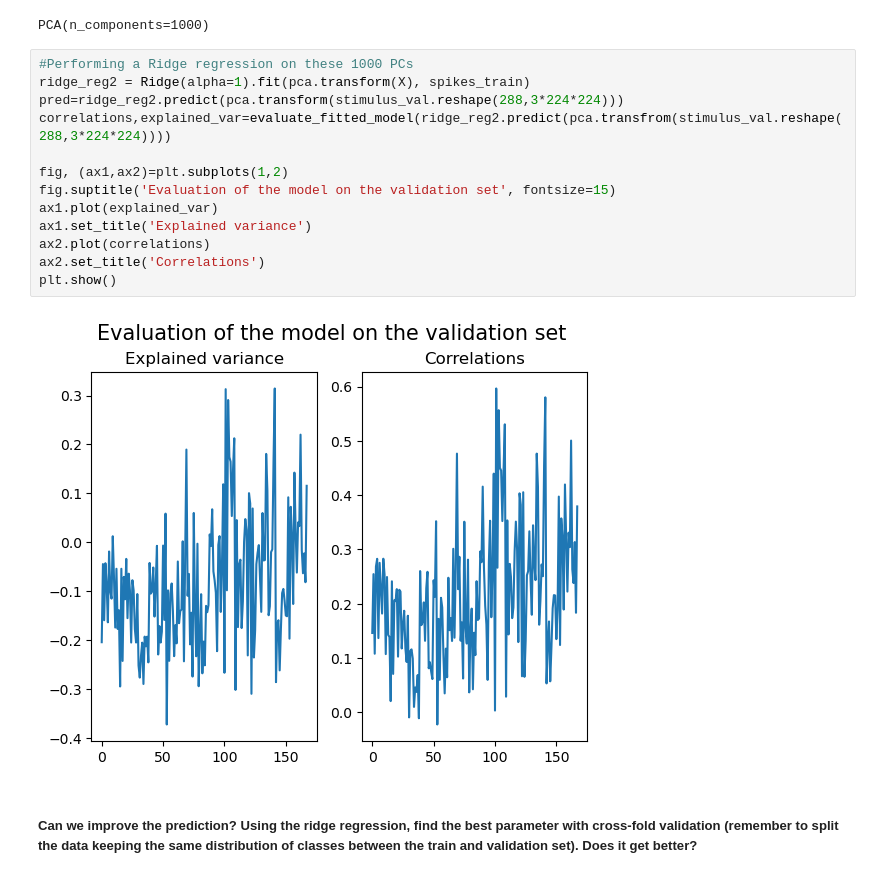
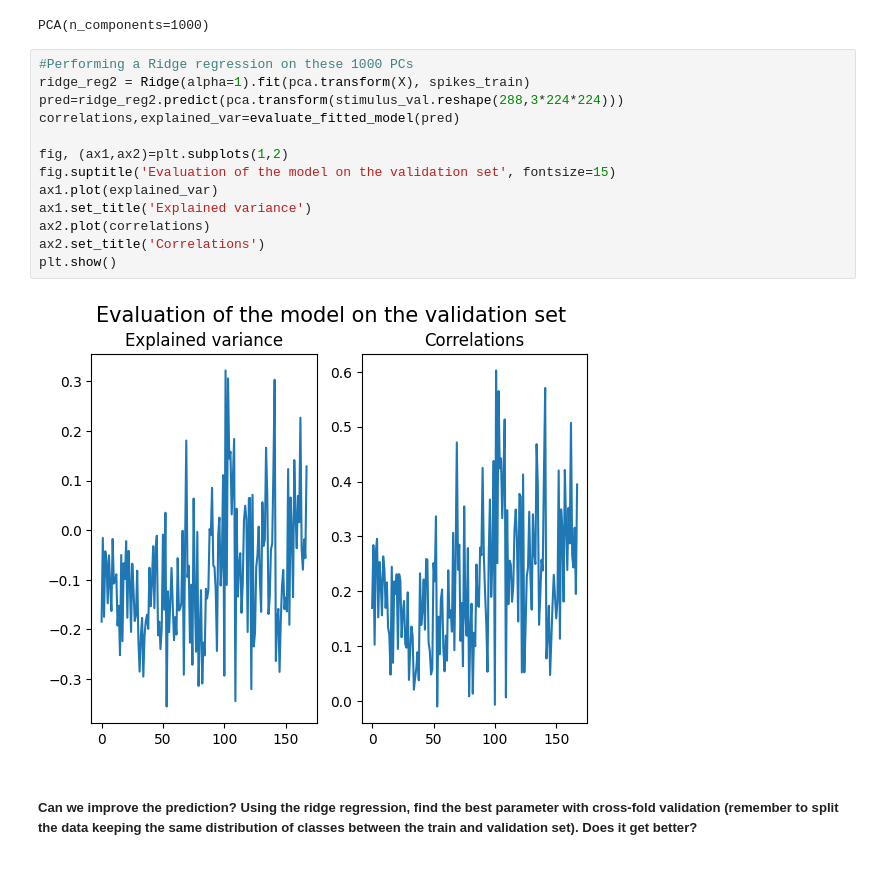
Before and after one commit to meriadecmorrier/NX414-Project, a Jupyter notebook: week5/week5.ipynb, the cells around one changed output. Drawn from its saved outputs; the diff is of its cells as text.

```diff
--- a/week5/week5.ipynb
+++ b/week5/week5.ipynb
@@ -126,18 +141,18 @@ PCA(n_components=1000)
 # %%
 #Performing a Ridge regression on these 1000 PCs
 ridge_reg2 = Ridge(alpha=1).fit(pca.transform(X), spikes_train)
 pred=ridge_reg2.predict(pca.transform(stimulus_val.reshape(288,3*224*224)))
-correlations,explained_var=evaluate_fitted_model(ridge_reg2.predict(pca.transfrom(stimulus_val.reshape(288,3*224*224))))
+correlations,explained_var=evaluate_fitted_model(pred)
 
 fig, (ax1,ax2)=plt.subplots(1,2)
 fig.suptitle('Evaluation of the model on the validation set', fontsize=15)
 ax1.plot(explained_var)
 ax1.set_title('Explained variance')
 ax2.plot(correlations)
 ax2.set_title('Correlations')
 plt.show()
 # %% [output]
-[figure, old version]
+[figure, new version]
 # %% [markdown]
 ##### Can we improve the prediction? Using the ridge regression, find the best parameter with cross-fold validation (remember to split the data keeping the same distribution of classes between the train and validation set). Does it get better?
 # %%
```
Also changed, not shown: parts of 13 cells of this notebook.
